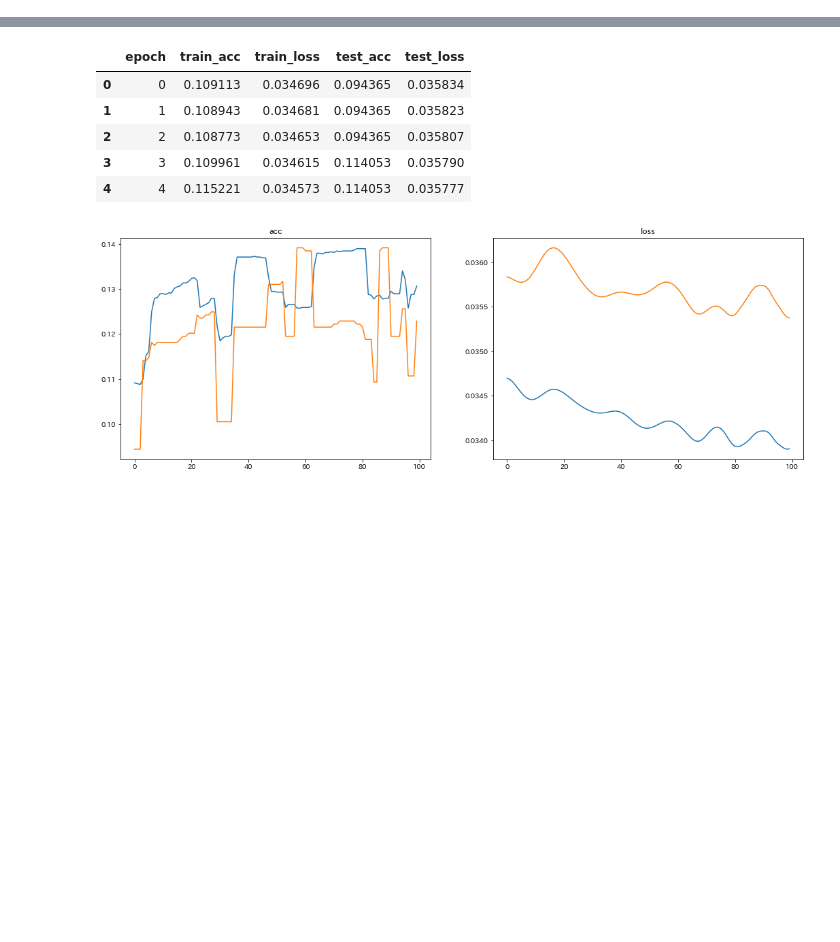
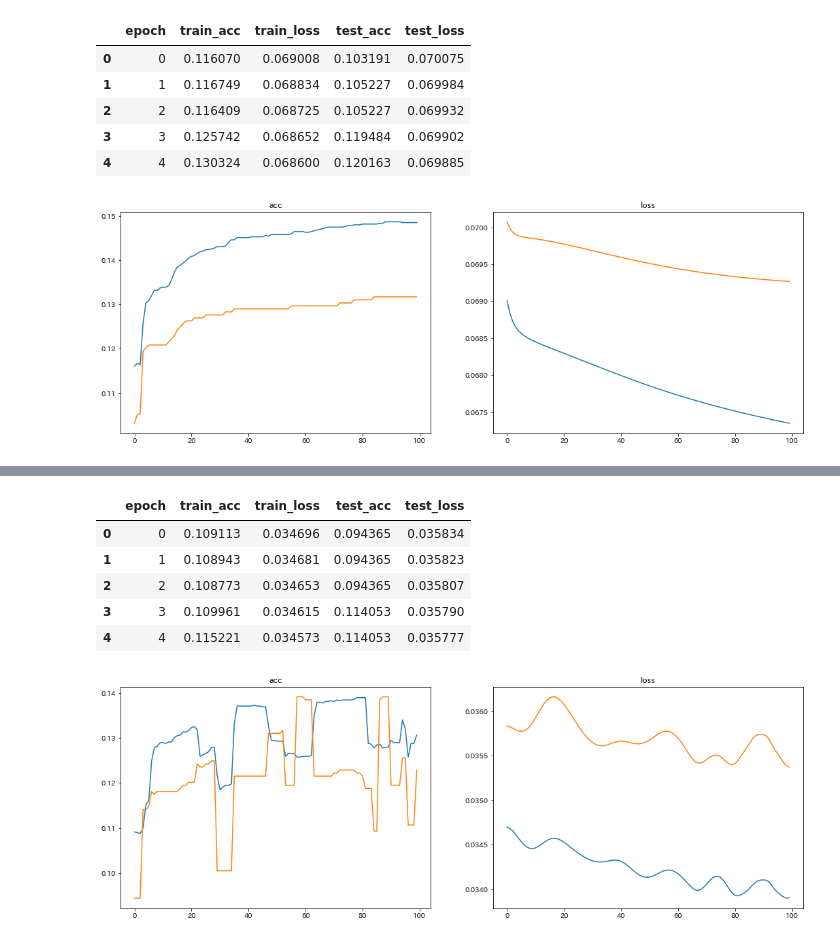
Before and after one commit to miorgash/livedoor, a Jupyter notebook: notebook/adhoc/eval.ipynb, the cells around one changed output, grey strips where cells are left out. Saved outputs shown, nothing was run; the diff lists cells and outputs as text; code cells hidden in the pictures; blank space fills up the shorter version.

```diff
--- a/notebook/adhoc/eval.ipynb
+++ b/notebook/adhoc/eval.ipynb
@@ -40,0 +80,25 @@ plt.show()
+# %%
+df = pd.read_csv('../../log/emb=random&edim=300&model=lstm&hdim=100&batchsize=032&optim=sgd&lr=0.01000&mo=0.9&epochs= 100_require_grad=False.csv')
+display(df.head())
+fig = plt.figure(figsize=(18, 6))
+
+# accuracy
+ax1 = fig.add_subplot(1, 2, 1)
+ax1.plot(df['epoch'], df['train_acc'])
+ax1.plot(df['epoch'], df['test_acc'])
+ax1.set_title('acc')
+
+# loss
+ax2 = fig.add_subplot(1, 2, 2)
+ax2.plot(df['epoch'], df['train_loss'])
+ax2.plot(df['epoch'], df['test_loss'])
+ax2.set_title('loss')
+plt.show()
+# %% [output]
+|  | epoch | train_acc | train_loss | test_acc | test_loss |
+| 0 | 0 | 0.116070 | 0.069008 | 0.103191 | 0.070075 |
+| 1 | 1 | 0.116749 | 0.068834 | 0.105227 | 0.069984 |
+| 2 | 2 | 0.116409 | 0.068725 | 0.105227 | 0.069932 |
+| 3 | 3 | 0.125742 | 0.068652 | 0.119484 | 0.069902 |
+| 4 | 4 | 0.130324 | 0.068600 | 0.120163 | 0.069885 |
+[figure, added]
```
Also changed, not shown: parts of 16 cells of this notebook, 4 other files.
